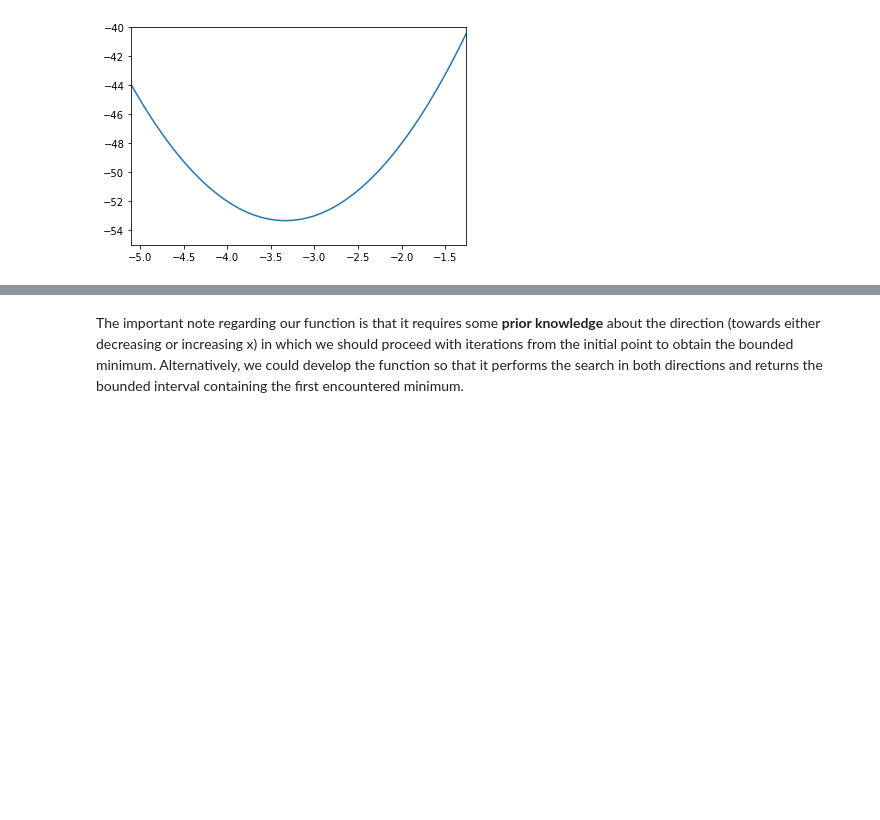
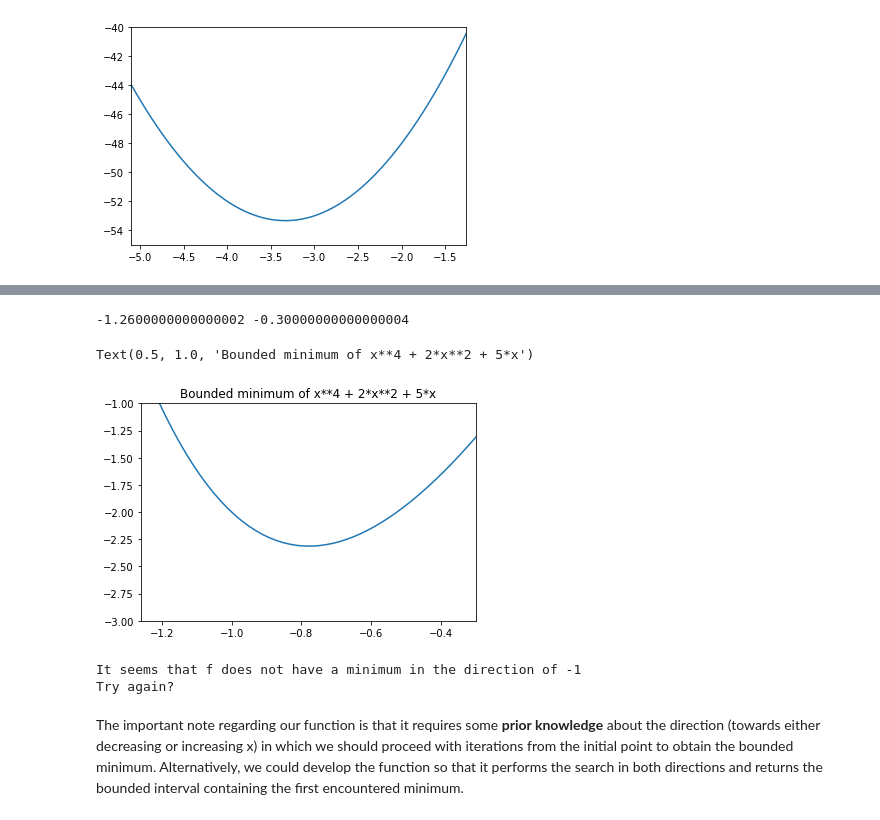
Before and after one commit to M-Grabias/Numerical_Optimization, a Jupyter notebook: NO_LAB_3.ipynb, the cells around one changed output, grey strips where cells are left out. Saved outputs shown, nothing was run; the diff lists cells and outputs as text; code cells hidden in the pictures; blank space fills up the shorter version.

```diff
--- a/NO_LAB_3.ipynb
+++ b/NO_LAB_3.ipynb
@@ -80,3 +87,36 @@ plt.ylim(4.7, 5)
+# %%
+# further test our bracketing function
+def quad(x):
+    return x**4 + 2*x**2 + 5*x
+
+a_quad, b_quad = find_initial_bracket(f = quad, direction = -1)
+print(a_quad, b_quad)
+
+# plot to see if we got it right
+
+plt.figure()
+plt.plot(domain, quad(domain))
+plt.xlim(a_quad, b_quad)
+plt.ylim(-3,-1)
+plt.title("Bounded minimum of x**4 + 2*x**2 + 5*x")
+
+# the analytic minimum is at roughly x = -0.778, clearly lying within the computed interval
+# %% [output]
+-1.2600000000000002 -0.30000000000000004
+Text(0.5, 1.0, 'Bounded minimum of x**4 + 2*x**2 + 5*x')
+[figure, added]
+# %%
+# further test our bracketing function, now with a function without a minimum
+def concave_quadratic(x):
+    return -5*x**2 + 2*x + 5
+
+a_cq, b_cq = find_initial_bracket(f = concave_quadratic, direction = -1)
+print(a_cq, b_cq)
+
+# expect to encounter an overflow error, which should be handled by the exception
+# %% [output]
+It seems that f does not have a minimum in the direction of -1
+Try again?
 # %% [markdown]
 The important note regarding our function is that it requires some **prior knowledge** about the direction (towards either decreasing or increasing x) in which we should proceed with iterations from the initial point to obtain the bounded minimum. Alternatively, we could develop the function so that it performs the search in both directions and returns the bounded interval containing the first encountered minimum.
 # %% [markdown]
```
Also changed, not shown: parts of 13 cells of this notebook.
